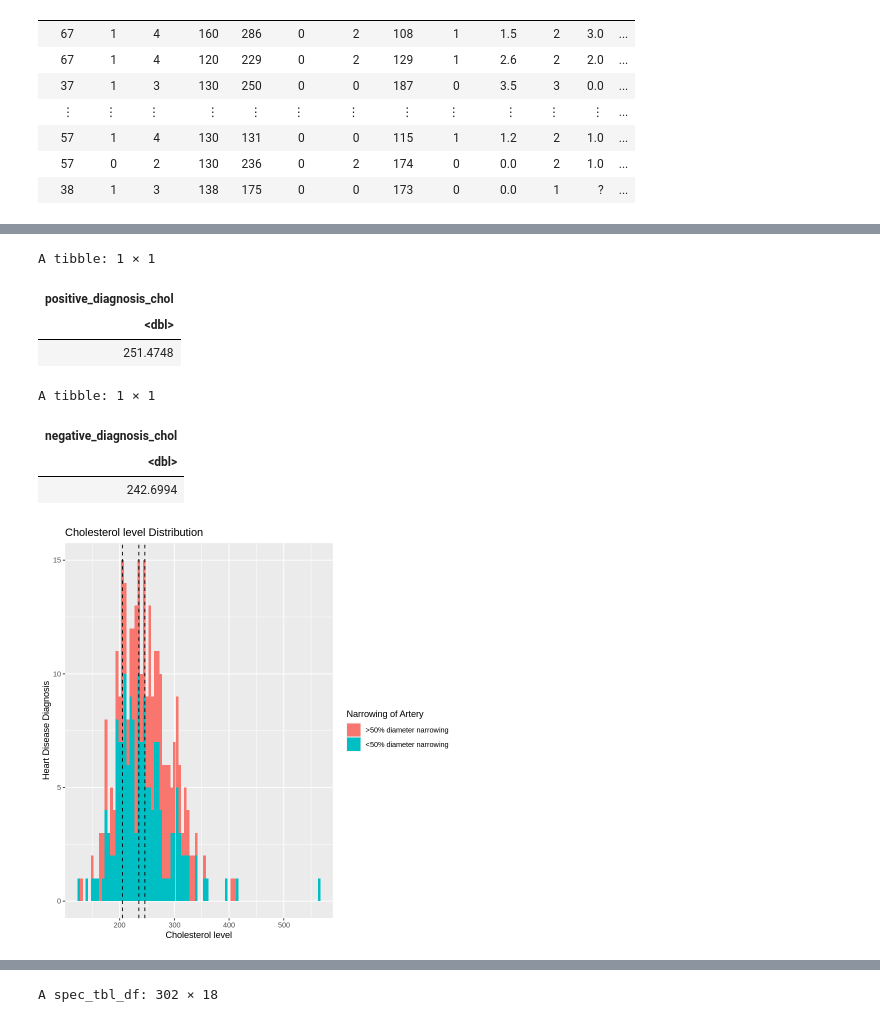
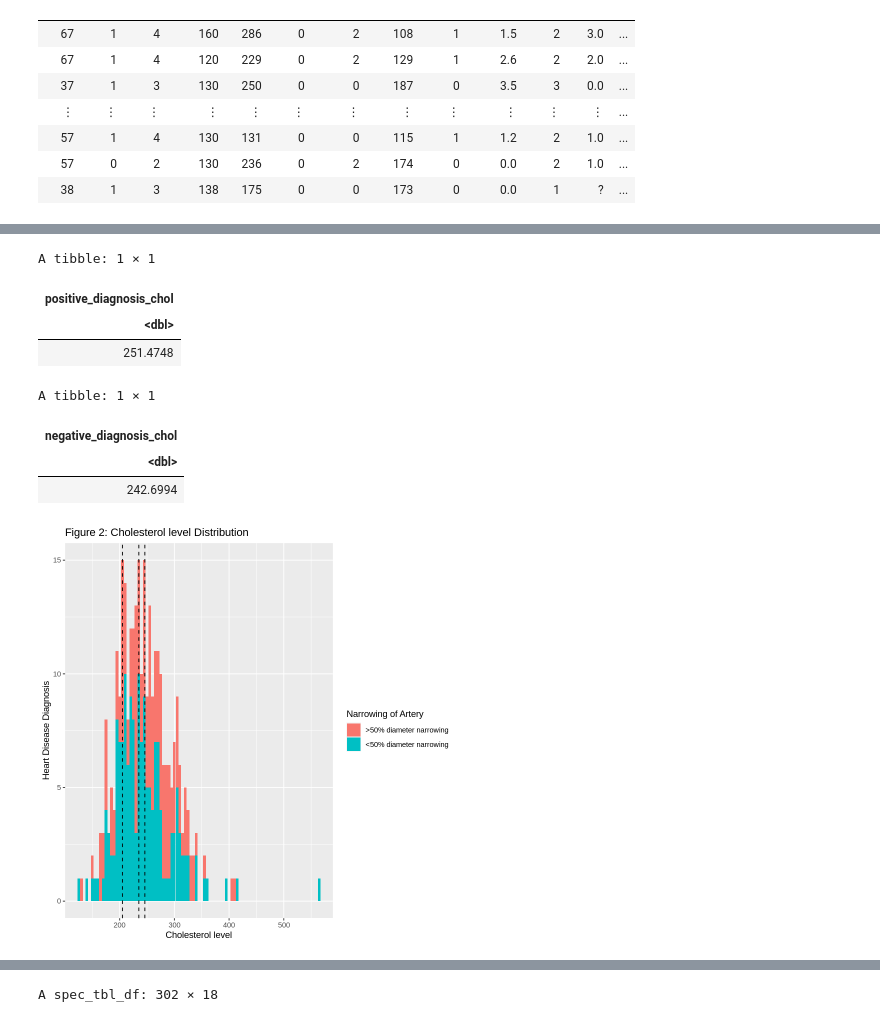
Before and after one commit to Daniel6070/Heart_Disease, a Jupyter notebook: Heart_Disease.ipynb, the cells around one changed output, grey strips where cells are left out. Cells and saved outputs as stored; diff of their text form; code cells hidden in the pictures.

```diff
--- a/Heart_Disease.ipynb
+++ b/Heart_Disease.ipynb
@@ -154,35 +142,35 @@ geom_histogram(binwidth = 5) +
 geom_vline(xintercept = 205, linetype = "dashed", size = 0.5)+
 geom_vline(xintercept = 235, linetype = "dashed", size = 0.5)+
 geom_vline(xintercept = 246, linetype = "dashed", size = 0.5)+
 labs(x = "Cholesterol level", y = "Heart Disease Diagnosis", fill = "Narrowing of Artery")+
-ggtitle("Cholesterol level Distribution")
+ggtitle("Figure 2: Cholesterol level Distribution")
 
 chol_plot
 
 # ======== MEAN CHOLESTEROL LEVEL FOR POSTIVE VS NEGATIVE DIAGNOSIS ===============
 chol_pos_diagnosis_mean <- heart_disease %>%
 select(chol, num) %>%
 filter(num == ">50% diameter narrowing") %>%
 summarize(positive_diagnosis_chol = mean(chol))
 
 chol_pos_diagnosis_mean
 
 chol_neg_diagnosis_mean <- heart_disease %>%
 select(chol, num) %>%
 filter(num == "<50% diameter narrowing") %>%
 summarize(negative_diagnosis_chol = mean(chol))
 
 chol_neg_diagnosis_mean
 # %% [output]
 A tibble: 1 × 1
 | positive_diagnosis_chol |
 | <dbl> |
 | 251.4748 |
 A tibble: 1 × 1
 | negative_diagnosis_chol |
 | <dbl> |
 | 242.6994 |
-[figure, old version]
+[figure, new version]
 # %%
 # ======== CHEST PAIN DISTRIBUTION FOR PEOPLE WITH >50 % NARROWING ===============
 heart_disease_50_cp <- heart_disease %>%
```
Also changed, not shown: parts of 18 cells of this notebook.
